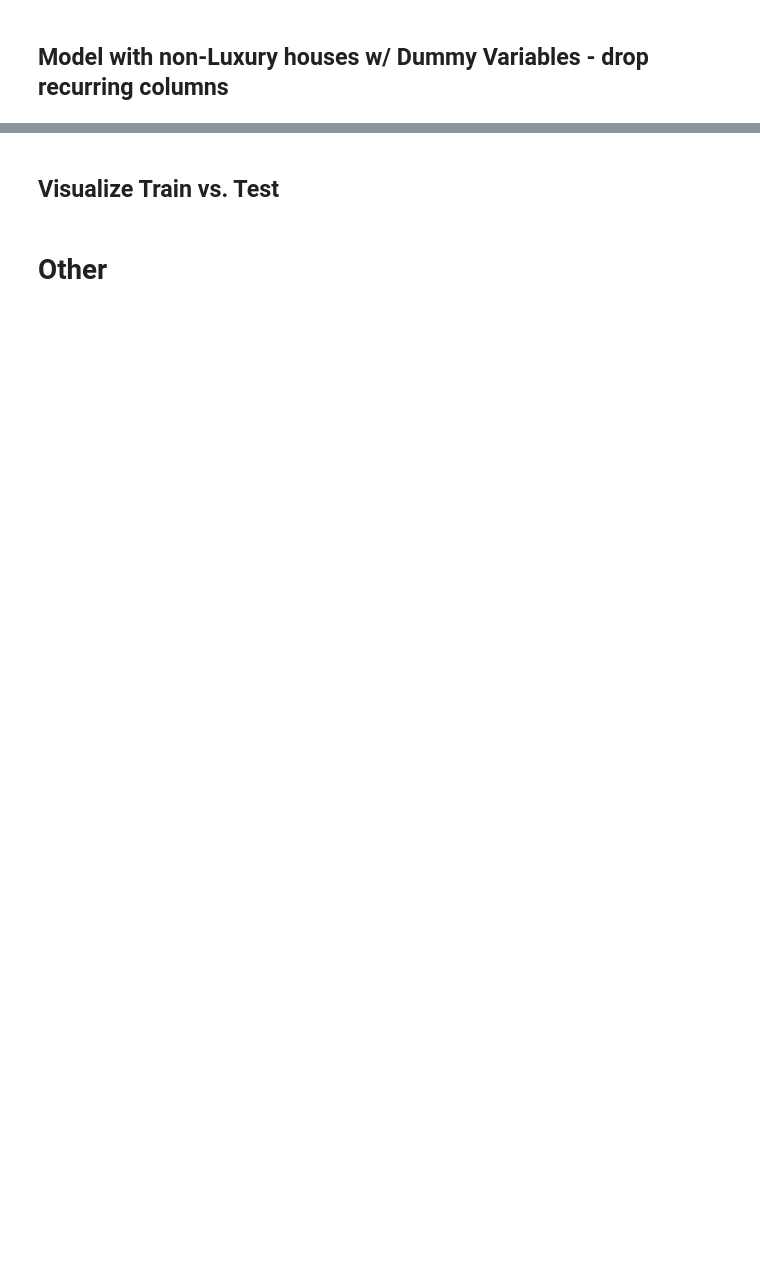
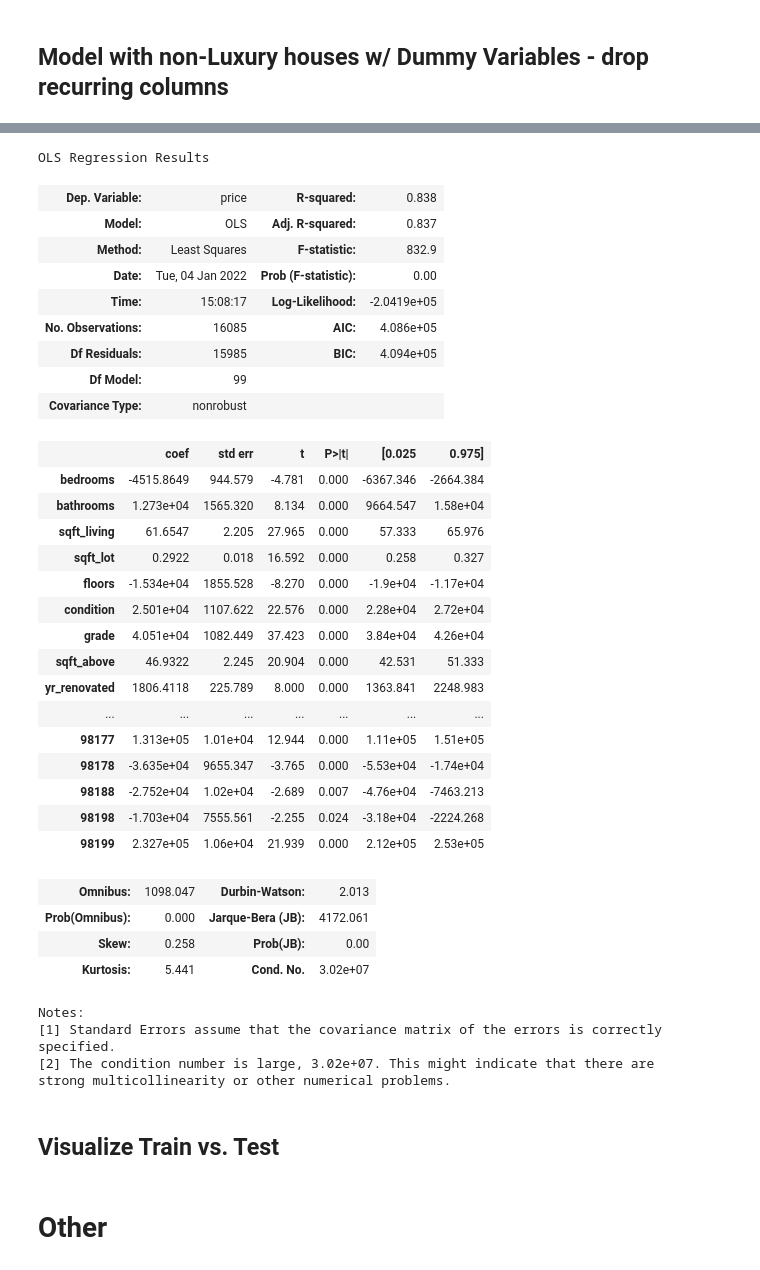
Before and after one commit to westonshuken/King-county-housing-analysis, a Jupyter notebook: Copy-Weston_Modeling.ipynb, the cells around one changed output, grey strips where cells are left out. Saved outputs shown, nothing was run; the diff lists cells and outputs as text; code cells hidden in the pictures; blank space fills up the shorter version.

Commit message:
Add more multiple regression models

```diff
--- a/Copy-Weston_Modeling.ipynb
+++ b/Copy-Weston_Modeling.ipynb
@@ -363,4 +363,7 @@ non_lux_drop = non_lux_drop.drop(['id','lat', 'long', 'sqft_lot15', 'month', 'wa
 y, X = get_y_X(non_lux_drop, 'price')
 X_train, X_test, y_train, y_test = my_train_test(y, X)
 train_test_compare(X_train, X_test, y_train, y_test)
+
+model = sm.OLS(y_train, sm.add_constant(X_train)).fit()
+model.summary()
 # %% [output]
@@ -383,4 +386,38 @@ Notes:
 strong multicollinearity or other numerical problems.
+OLS Regression Results
+| Dep. Variable: | price | R-squared: | 0.838 |
+| Model: | OLS | Adj. R-squared: | 0.837 |
+| Method: | Least Squares | F-statistic: | 832.9 |
+| Date: | Tue, 04 Jan 2022 | Prob (F-statistic): | 0.00 |
+| Time: | 15:08:17 | Log-Likelihood: | -2.0419e+05 |
+| No. Observations: | 16085 | AIC: | 4.086e+05 |
+| Df Residuals: | 15985 | BIC: | 4.094e+05 |
+| Df Model: | 99 |  |  |
+| Covariance Type: | nonrobust |  |  |
+|  | coef | std err | t | P>|t| | [0.025 | 0.975] |
+| bedrooms | -4515.8649 | 944.579 | -4.781 | 0.000 | -6367.346 | -2664.384 |
+| bathrooms | 1.273e+04 | 1565.320 | 8.134 | 0.000 | 9664.547 | 1.58e+04 |
+| sqft_living | 61.6547 | 2.205 | 27.965 | 0.000 | 57.333 | 65.976 |
+| sqft_lot | 0.2922 | 0.018 | 16.592 | 0.000 | 0.258 | 0.327 |
+| floors | -1.534e+04 | 1855.528 | -8.270 | 0.000 | -1.9e+04 | -1.17e+04 |
+| condition | 2.501e+04 | 1107.622 | 22.576 | 0.000 | 2.28e+04 | 2.72e+04 |
+| grade | 4.051e+04 | 1082.449 | 37.423 | 0.000 | 3.84e+04 | 4.26e+04 |
+| sqft_above | 46.9322 | 2.245 | 20.904 | 0.000 | 42.531 | 51.333 |
+| yr_renovated | 1806.4118 | 225.789 | 8.000 | 0.000 | 1363.841 | 2248.983 |
+| ... | ... | ... | ... | ... | ... | ... |
+| 98177 | 1.313e+05 | 1.01e+04 | 12.944 | 0.000 | 1.11e+05 | 1.51e+05 |
+| 98178 | -3.635e+04 | 9655.347 | -3.765 | 0.000 | -5.53e+04 | -1.74e+04 |
+| 98188 | -2.752e+04 | 1.02e+04 | -2.689 | 0.007 | -4.76e+04 | -7463.213 |
+| 98198 | -1.703e+04 | 7555.561 | -2.255 | 0.024 | -3.18e+04 | -2224.268 |
+| 98199 | 2.327e+05 | 1.06e+04 | 21.939 | 0.000 | 2.12e+05 | 2.53e+05 |
+| Omnibus: | 1098.047 | Durbin-Watson: | 2.013 |
+| Prob(Omnibus): | 0.000 | Jarque-Bera (JB): | 4172.061 |
+| Skew: | 0.258 | Prob(JB): | 0.00 |
+| Kurtosis: | 5.441 | Cond. No. | 3.02e+07 |
+Notes:
+[1] Standard Errors assume that the covariance matrix of the errors is correctly specified.
+[2] The condition number is large, 3.02e+07. This might indicate that there are
+strong multicollinearity or other numerical problems.
 # %% [markdown]
 ## Visualize Train vs. Test
 # %%
```
Also changed, not shown: parts of 8 cells of this notebook, 1 other file.
